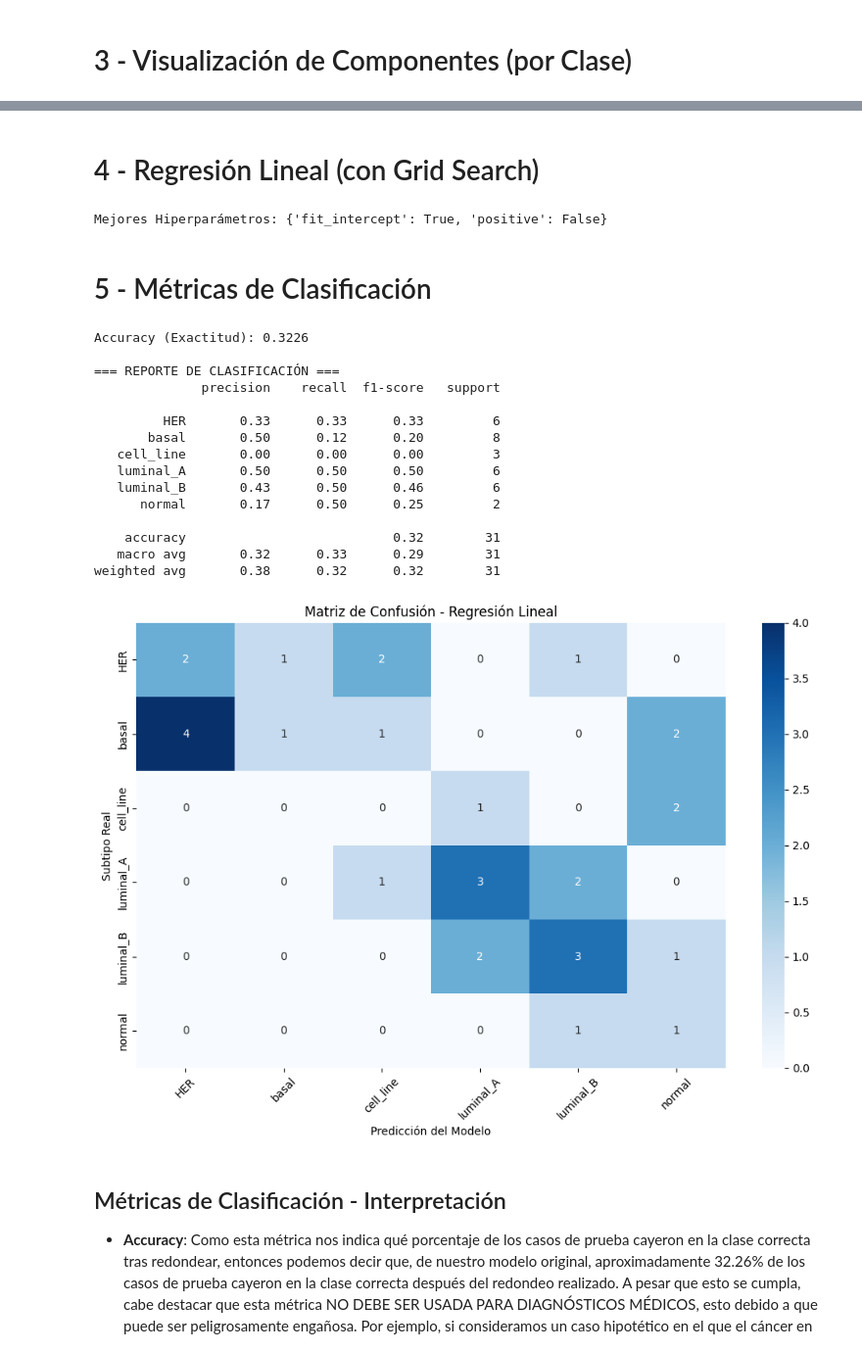
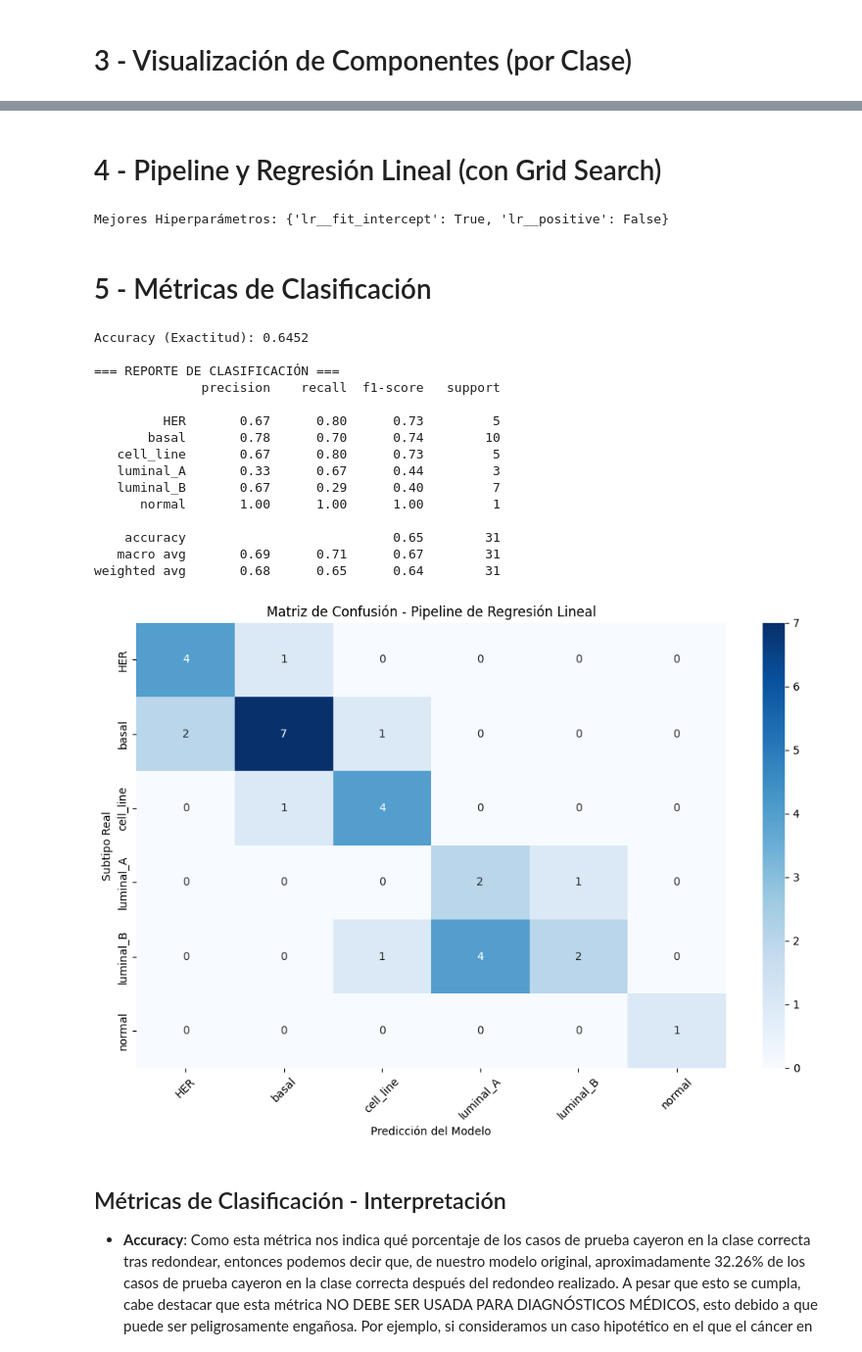
Before and after one commit to TheGamerJNC/TareaMotivacional-PCA-Kaggle, a Jupyter notebook: Tarea_Motivacional_3_Introducción_a_la_Inteligencia_Artificial.ipynb, the cells around one changed output, grey strips where cells are left out. Shown at 98% size. Drawn from its saved outputs; the diff is of its cells as text; code cells hidden in the pictures.

```diff
--- a/Tarea_Motivacional_3_Introducción_a_la_Inteligencia_Artificial.ipynb
+++ b/Tarea_Motivacional_3_Introducción_a_la_Inteligencia_Artificial.ipynb
@@ -118,2 +129,2 @@ plt.show()
 # %% [markdown]
-# 4 - Regresión Lineal (con Grid Search)
+# 4 - Pipeline y Regresión Lineal (con Grid Search)
@@ -126,18 +131,21 @@ y_codificado = le.fit_transform(y)
-# %%
-X_train, X_test, y_train, y_test = train_test_split(X_reducido, y_codificado, test_size=0.2, random_state=42, stratify=y_codificado)
+# %%
+pipeline = Pipeline([
+    ('scaler', StandardScaler()),
+    ('pca', PCA(n_components=n_components_90_porciento)),
+    ('lr', LinearRegression())
+])
 # %%
 grilla_hiperparametros = {
-    'fit_intercept': [True, False],
-    'positive': [False]
+    'lr__fit_intercept': [True, False],
+    'lr__positive': [False]
 }
 # %%
-lr = LinearRegression()
-grid_search = GridSearchCV(estimator=lr, param_grid=grilla_hiperparametros, cv=5, scoring='neg_mean_squared_error', n_jobs=-1)
+grid_search = GridSearchCV(estimator=pipeline, param_grid=grilla_hiperparametros, cv=5, scoring='neg_mean_squared_error', n_jobs=-1)
 
 grid_search.fit(X_train, y_train)
 print(f"Mejores Hiperparámetros: {grid_search.best_params_}")
 # %% [output]
-Mejores Hiperparámetros: {'fit_intercept': True, 'positive': False}
+Mejores Hiperparámetros: {'lr__fit_intercept': True, 'lr__positive': False}
 # %%
 mejor_modelo = grid_search.best_estimator_
 y_pred_continuo = mejor_modelo.predict(X_test)
@@ -152,38 +160,38 @@ y_pred_etiquetas = le.inverse_transform(y_pred_redondeado)
 # %%
 # 1 - Accuracy
 print(f"Accuracy (Exactitud): {accuracy_score(y_test_etiquetas, y_pred_etiquetas):.4f}")
 
 # 2 - Reporte de Clasificación (contiene Precision, Recall y F1-Score)
 print("\n=== REPORTE DE CLASIFICACIÓN ===")
 print(classification_report(y_test_etiquetas, y_pred_etiquetas, zero_division=0))
 
 # 3 - Matriz de Confusión
 cm = confusion_matrix(y_test_etiquetas, y_pred_etiquetas, labels=le.classes_)
 plt.figure(figsize=(10, 7))
 sns.heatmap(cm, annot=True, fmt='d', cmap='Blues', xticklabels=le.classes_, yticklabels=le.classes_)
 plt.xlabel('Predicción del Modelo')
 plt.ylabel('Subtipo Real')
-plt.title('Matriz de Confusión - Regresión Lineal')
+plt.title('Matriz de Confusión - Pipeline de Regresión Lineal')
 plt.xticks(rotation=45)
 plt.tight_layout()
 plt.show()
 # %% [output]
-Accuracy (Exactitud): 0.3226
+Accuracy (Exactitud): 0.6452
 
 === REPORTE DE CLASIFICACIÓN ===
               precision    recall  f1-score   support
 
-         HER       0.33      0.33      0.33         6
-       basal       0.50      0.12      0.20         8
-   cell_line       0.00      0.00      0.00         3
-   luminal_A       0.50      0.50      0.50         6
-   luminal_B       0.43      0.50      0.46         6
-      normal       0.17      0.50      0.25         2
+         HER       0.67      0.80      0.73         5
+       basal       0.78      0.70      0.74        10
+   cell_line       0.67      0.80      0.73         5
+   luminal_A       0.33      0.67      0.44         3
+   luminal_B       0.67      0.29      0.40         7
+      normal       1.00      1.00      1.00         1
 
-    accuracy                           0.32        31
-   macro avg       0.32      0.33      0.29        31
-weighted avg       0.38      0.32      0.32        31
+    accuracy                           0.65        31
+   macro avg       0.69      0.71      0.67        31
+weighted avg       0.68      0.65      0.64        31
-[figure, old version]
+[figure, new version]
 # %% [markdown]
 ## Métricas de Clasificación - Interpretación
 * **Accuracy**: Como esta métrica nos indica qué porcentaje de los casos de prueba cayeron en la clase correcta tras redondear, entonces podemos decir que, de nuestro modelo original, aproximadamente 32.26% de los casos de prueba cayeron en la clase correcta después del redondeo realizado. A pesar que esto se cumpla, cabe destacar que esta métrica NO DEBE SER USADA PARA DIAGNÓSTICOS MÉDICOS, esto debido a que puede ser peligrosamente engañosa. Por ejemplo, si consideramos un caso hipotético en el que el cáncer en una población particular es muy raro (digamos una incidencia del 1%), un modelo que siempre predice que la paciente está sana tendrá un Accuracy del 99%, pero al fin y al cabo será inútil ya que fallará en TODOS los casos positivos.
```
Also changed, not shown: parts of 10 cells of this notebook.
